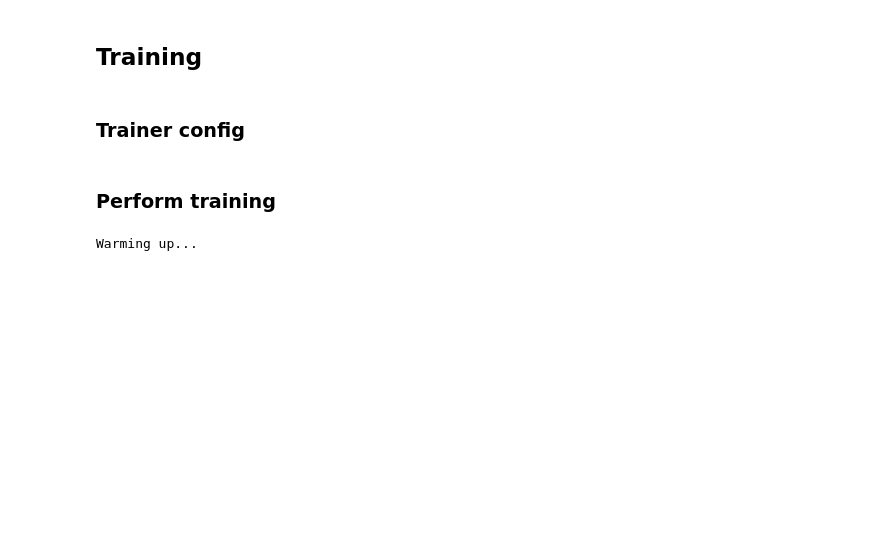
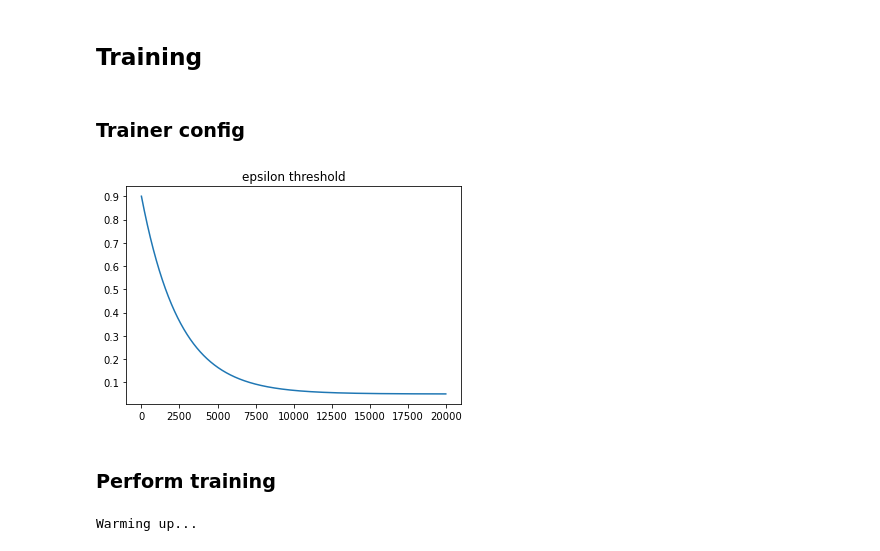
Before and after one commit to TeamDman/Vehicular-Game-Theory, a Jupyter notebook: platoongame/training.ipynb, the cells around one changed output. Cells and saved outputs as stored; diff of their text form; code cells hidden in the pictures; blank space fills up the shorter version.

```diff
--- a/platoongame/training.ipynb
+++ b/platoongame/training.ipynb
@@ -159,30 +159,43 @@ evaluator.get_episode_metrics(
 # %%
 #@title Trainer
 from training import WolpertingerDefenderAgentTrainer, WolpertingerDefenderAgentTrainerConfig
 trainer = WolpertingerDefenderAgentTrainer(WolpertingerDefenderAgentTrainerConfig(
     game_config=game_config,
     vehicle_provider=vehicle_provider,
     attacker_agent=attacker,
     defender_agent=defender,
     checkpoint_interval=-1 #@param {type:"integer"}
     ,
     memory=memory,
     metrics_tracker=tracker,
     batch_size=2000 #@param {type:"integer"}
     ,
     train_steps=50 #@param {type:"integer"}
     ,
     train_interval=5 #@param {type:"integer"}
     ,
     warmup_replay=4000 #@param {type:"integer"}
     ,
     max_steps_per_episode=50 #@param {type:"integer"}
     ,
     update_policy_interval=10 #@param {type:"integer"}
     ,
     policy_update_type="soft" #@param ["soft", "hard"]
     ,
+    reward_gamma = 0.99 #@param {type:"number"}
+    ,
+    soft_update_tau = 0.001 #@param {type:"number"}
+    ,
+    epsilon_start = 0.9 #@param {type:"number"}
+    ,
+    epsilon_end = 0.05 #@param {type:"number"}
+    ,
+    epsilon_decay = 2500 #@param {type:"number"}
+    ,
 ))
+trainer.plot_epsilon_threshold(num_steps=20000)
+# %% [output]
+[figure, added]
 # %% [markdown]
 ### Perform training
 # %%
```
Also changed, not shown: parts of 1 cell of this notebook, 1 other file.
